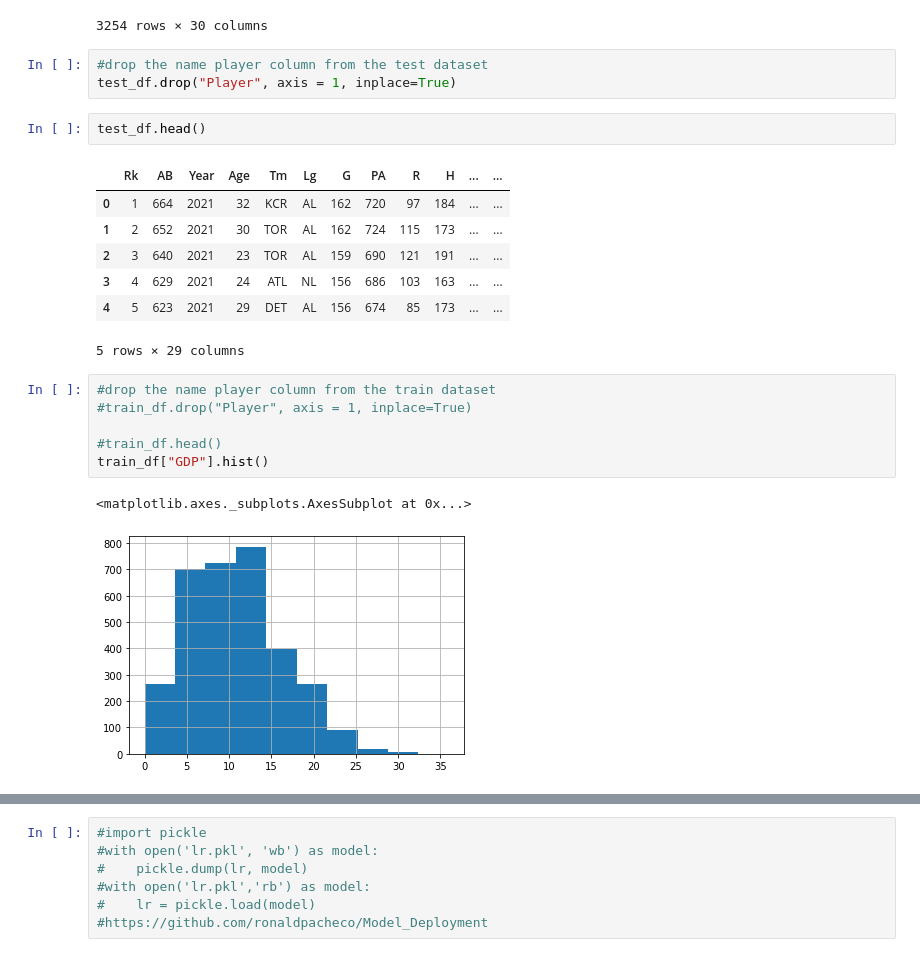
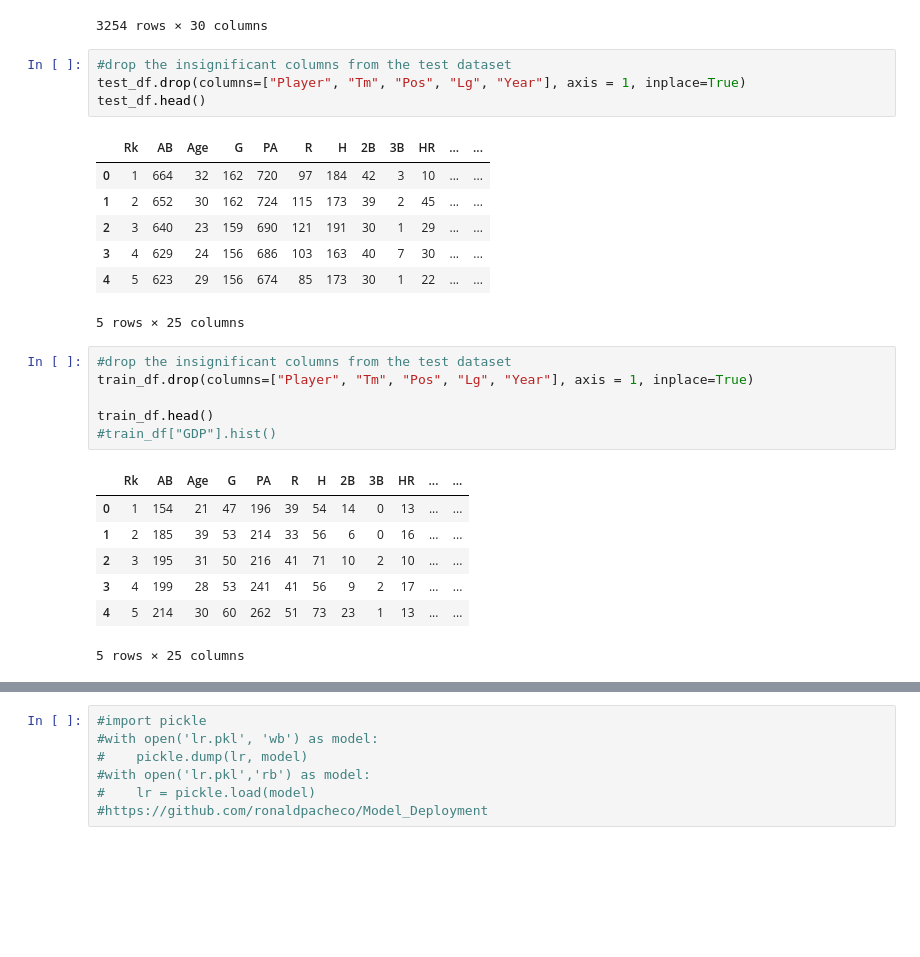
Before and after one commit to vadulas/Final_Project, a Jupyter notebook: all_star_prediction_model.ipynb, the cells around one changed output, grey strips where cells are left out. Saved outputs shown, nothing was run; the diff lists cells and outputs as text; blank space fills up the shorter version.

```diff
--- a/all_star_prediction_model.ipynb
+++ b/all_star_prediction_model.ipynb
@@ -112,27 +125,31 @@ train_df.isna()
 | 3253 | False | False | False | False | False | False | False | False | False | False | ... | ... |
 3254 rows × 30 columns
 # %%
-#drop the name player column from the test dataset
-test_df.drop("Player", axis = 1, inplace=True)
+#drop the insignificant columns from the test dataset
+test_df.drop(columns=["Player", "Tm", "Pos", "Lg", "Year"], axis = 1, inplace=True)
+test_df.head()
+# %% [output]
+|  | Rk | AB | Age | G | PA | R | H | 2B | 3B | HR | ... | ... |
+| 0 | 1 | 664 | 32 | 162 | 720 | 97 | 184 | 42 | 3 | 10 | ... | ... |
+| 1 | 2 | 652 | 30 | 162 | 724 | 115 | 173 | 39 | 2 | 45 | ... | ... |
+| 2 | 3 | 640 | 23 | 159 | 690 | 121 | 191 | 30 | 1 | 29 | ... | ... |
+| 3 | 4 | 629 | 24 | 156 | 686 | 103 | 163 | 40 | 7 | 30 | ... | ... |
+| 4 | 5 | 623 | 29 | 156 | 674 | 85 | 173 | 30 | 1 | 22 | ... | ... |
+5 rows × 25 columns
-# %%
-test_df.head()
-# %% [output]
-|  | Rk | AB | Year | Age | Tm | Lg | G | PA | R | H | ... | ... |
-| 0 | 1 | 664 | 2021 | 32 | KCR | AL | 162 | 720 | 97 | 184 | ... | ... |
-| 1 | 2 | 652 | 2021 | 30 | TOR | AL | 162 | 724 | 115 | 173 | ... | ... |
-| 2 | 3 | 640 | 2021 | 23 | TOR | AL | 159 | 690 | 121 | 191 | ... | ... |
-| 3 | 4 | 629 | 2021 | 24 | ATL | NL | 156 | 686 | 103 | 163 | ... | ... |
-| 4 | 5 | 623 | 2021 | 29 | DET | AL | 156 | 674 | 85 | 173 | ... | ... |
-5 rows × 29 columns
 # %%
-#drop the name player column from the train dataset
-#train_df.drop("Player", axis = 1, inplace=True)
+#drop the insignificant columns from the test dataset
+train_df.drop(columns=["Player", "Tm", "Pos", "Lg", "Year"], axis = 1, inplace=True)
 
-#train_df.head()
-train_df["GDP"].hist()
+train_df.head()
+#train_df["GDP"].hist()
 # %% [output]
+|  | Rk | AB | Age | G | PA | R | H | 2B | 3B | HR | ... | ... |
+| 0 | 1 | 154 | 21 | 47 | 196 | 39 | 54 | 14 | 0 | 13 | ... | ... |
+| 1 | 2 | 185 | 39 | 53 | 214 | 33 | 56 | 6 | 0 | 16 | ... | ... |
+| 2 | 3 | 195 | 31 | 50 | 216 | 41 | 71 | 10 | 2 | 10 | ... | ... |
+| 3 | 4 | 199 | 28 | 53 | 241 | 41 | 56 | 9 | 2 | 17 | ... | ... |
+| 4 | 5 | 214 | 30 | 60 | 262 | 51 | 73 | 23 | 1 | 13 | ... | ... |
-<matplotlib.axes._subplots.AxesSubplot at 0x...>
+5 rows × 25 columns
-[figure, removed]
 # %%
 #Rename the All Star column to Classification in both test and train dataset
 train_df.rename(columns={"All Star":"Classification"}, inplace=True)
```
Also changed, not shown: parts of 31 cells of this notebook.
